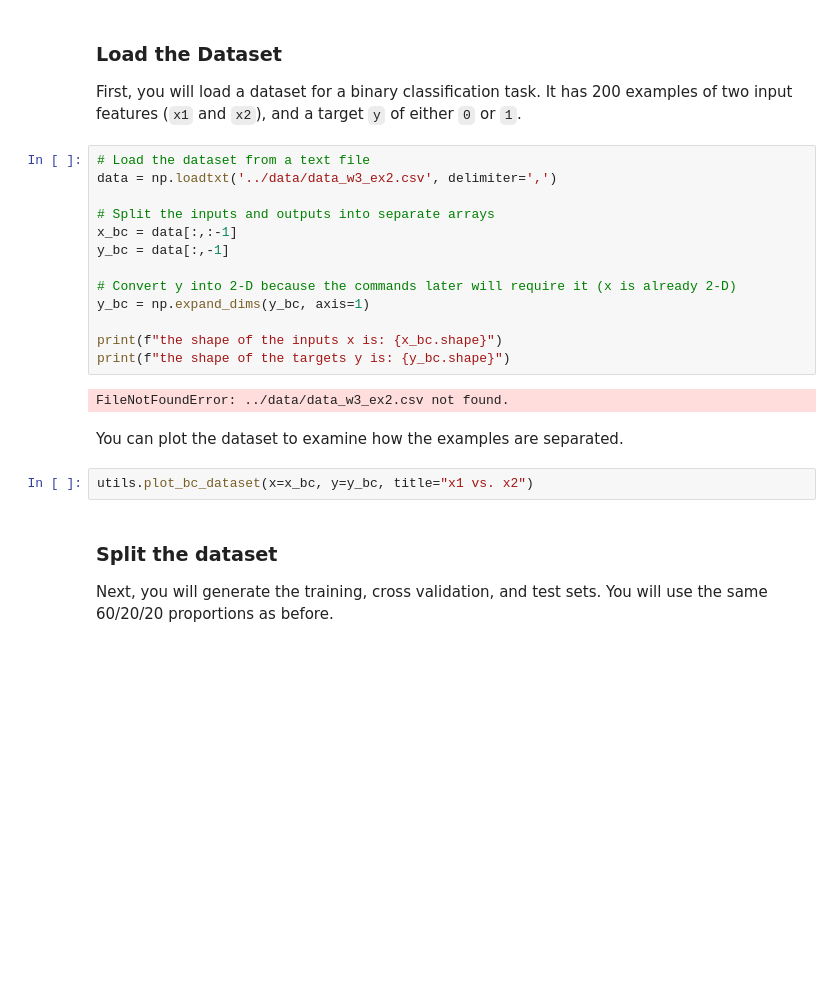
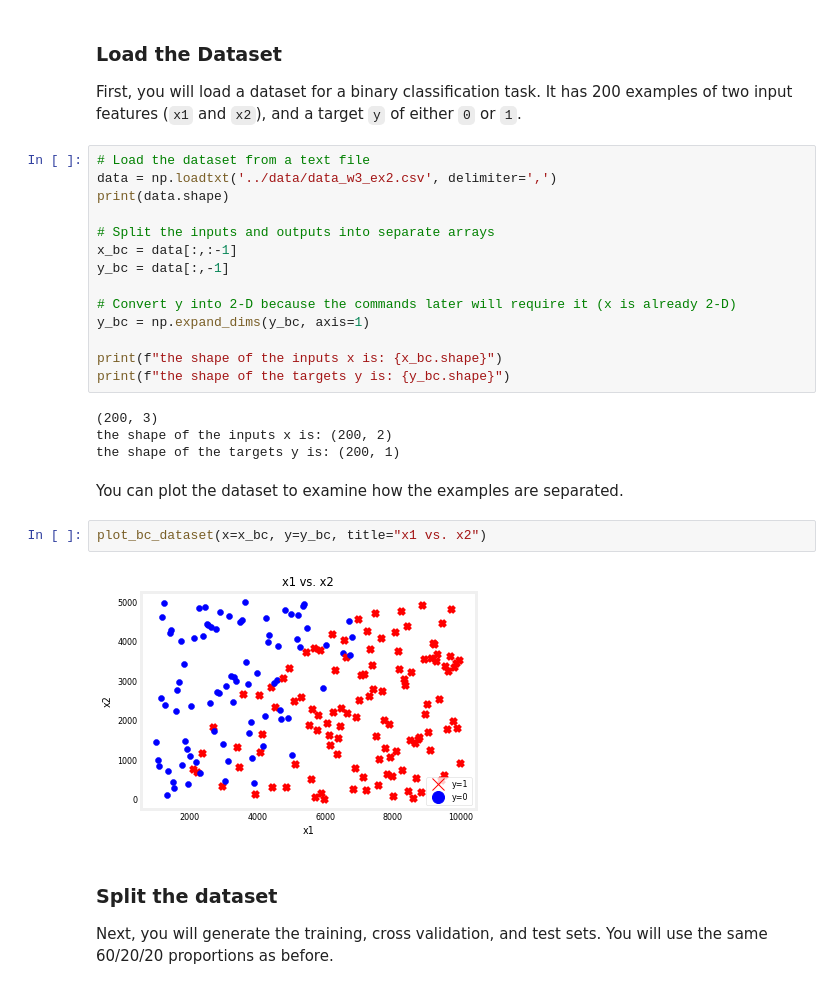
Before and after one commit to babakpst/Machine_Learning, a Jupyter notebook: 1_ML_Stanford/Projects/python/C2W3_advice/1_model_evaluation_and_selection.ipynb, the cells around one changed output. Saved outputs shown, nothing was run; the diff lists cells and outputs as text; blank space fills up the shorter version.

```diff
--- a/1_ML_Stanford/Projects/python/C2W3_advice/1_model_evaluation_and_selection.ipynb
+++ b/1_ML_Stanford/Projects/python/C2W3_advice/1_model_evaluation_and_selection.ipynb
@@ -684,6 +927,7 @@ First, you will load a dataset for a binary classification task. It has 200 exam
 # %%
 # Load the dataset from a text file
 data = np.loadtxt('../data/data_w3_ex2.csv', delimiter=',')
+print(data.shape)
 
 # Split the inputs and outputs into separate arrays
 x_bc = data[:,:-1]
@@ -695,11 +939,15 @@ y_bc = np.expand_dims(y_bc, axis=1)
 print(f"the shape of the inputs x is: {x_bc.shape}")
 print(f"the shape of the targets y is: {y_bc.shape}")
 # %% [output]
-FileNotFoundError: ../data/data_w3_ex2.csv not found.
+(200, 3)
+the shape of the inputs x is: (200, 2)
+the shape of the targets y is: (200, 1)
 # %% [markdown]
 You can plot the dataset to examine how the examples are separated.
 # %%
-utils.plot_bc_dataset(x=x_bc, y=y_bc, title="x1 vs. x2")
+plot_bc_dataset(x=x_bc, y=y_bc, title="x1 vs. x2")
+# %% [output]
+[figure, added]
 # %% [markdown]
 ### Split the dataset
 
```
Also changed, not shown: parts of 10 cells of this notebook, 13 other files.
